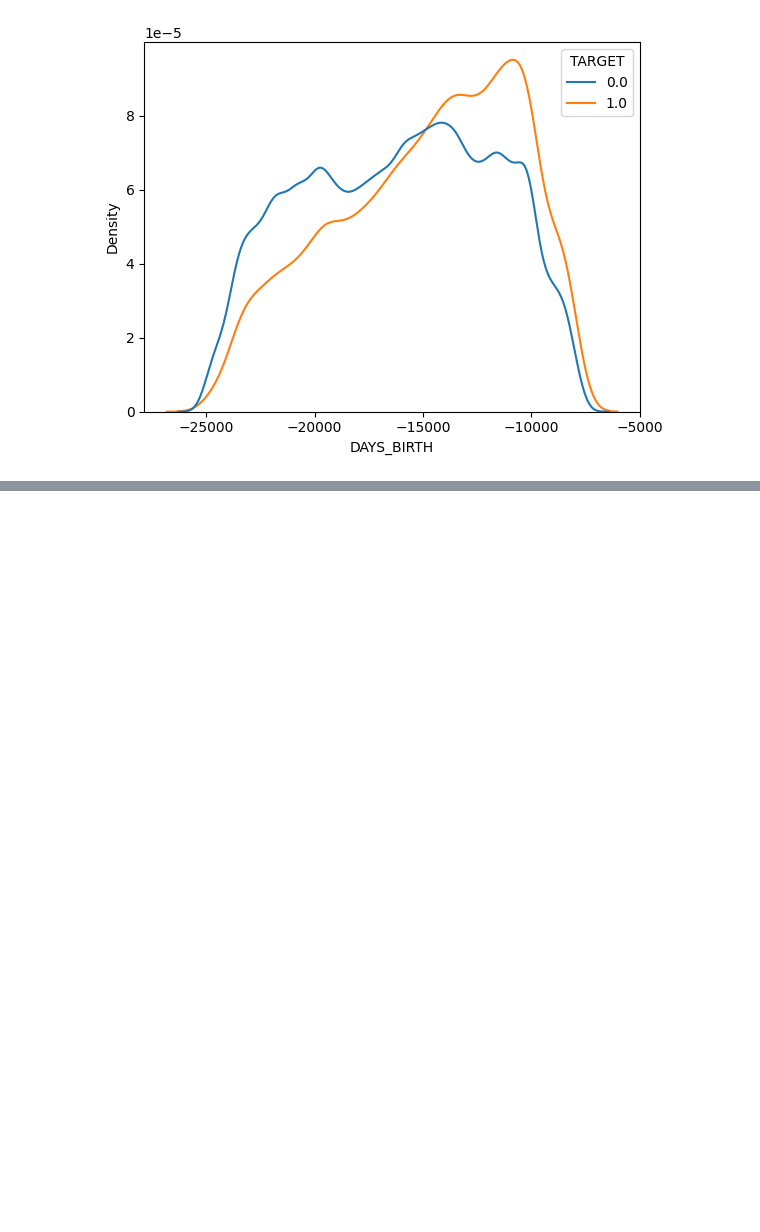
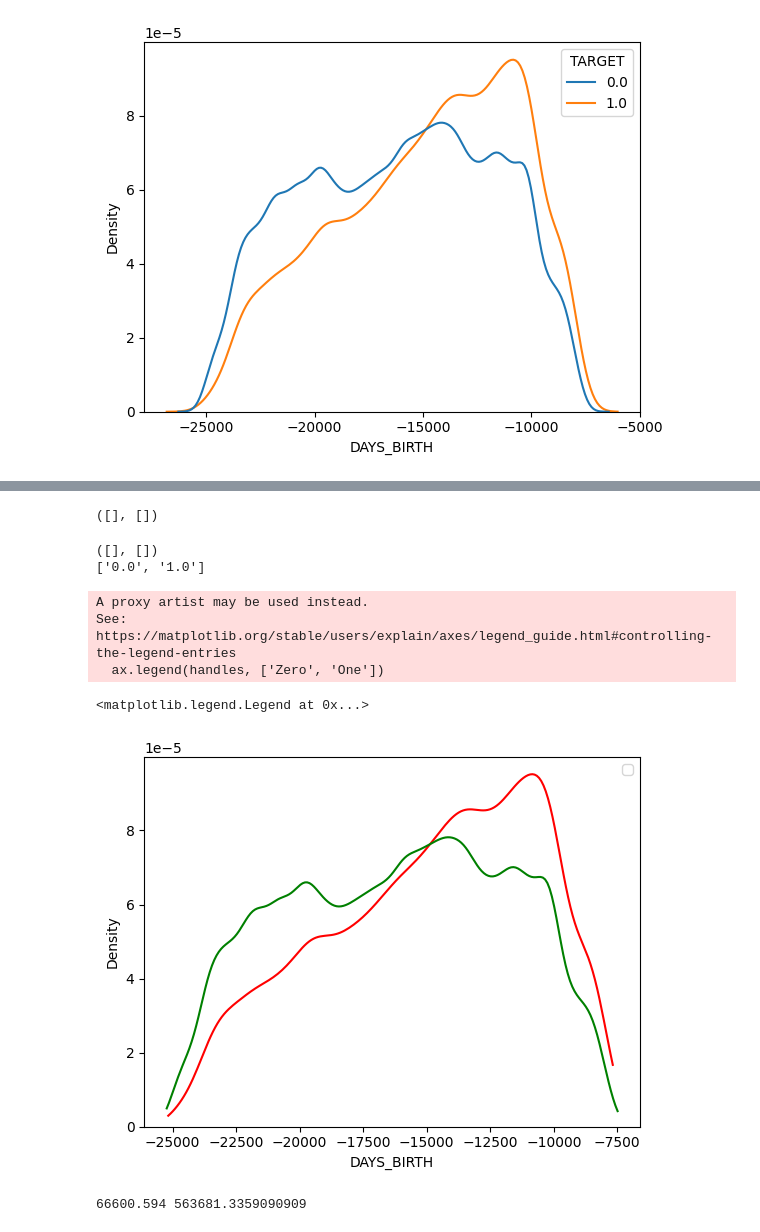
Before and after one commit to gbujo/OpenClassroom-PJ_7, a Jupyter notebook: sources/dashboard/Prepa_dashboard.ipynb, the cells around one changed output, grey strips where cells are left out. Saved outputs shown, nothing was run; the diff lists cells and outputs as text; code cells hidden in the pictures; blank space fills up the shorter version.

```diff
--- a/sources/dashboard/Prepa_dashboard.ipynb
+++ b/sources/dashboard/Prepa_dashboard.ipynb
@@ -482,0 +473,36 @@ data['DAYS_BIRTH'].quantile(0.90)
+# %%
+ax.get_legend_handles_labels()
+# %% [output]
+([], [])
+# %%
+ax = sns.kdeplot(data, x='DAYS_BIRTH', hue='TARGET', common_norm=False, palette=['g', 'r'], cut=0)
+# Get the legend object
+legend = ax.get_legend()
+
+# Check if a legend exists
+if legend:
+    # Extract handles and labels from the legend
+    handles = ax.get_legend_handles_labels()
+    labels = [text.get_text() for text in legend.texts]
+
+    # Now you can work with the handles and labels
+    print(handles)
+    print(labels)
+else:
+    print("No legend found.")
+ax.legend(handles, ['Zero', 'One'])
+# %% [output]
+([], [])
+['0.0', '1.0']
+A proxy artist may be used instead.
+See: https://matplotlib.org/stable/users/explain/axes/legend_guide.html#controlling-the-legend-entries
+  ax.legend(handles, ['Zero', 'One'])
+<matplotlib.legend.Legend at 0x...>
+[figure, added]
+# %%
+feature='AMT_ALL_SUM_MEAN'
+xmax = data[feature].quantile(0.9)
+xmin = data[feature].quantile(0.1)
+print(xmin, xmax)
+# %% [output]
+66600.594 563681.3359090909
```
Also changed, not shown: parts of 14 cells of this notebook, 4 other files.
